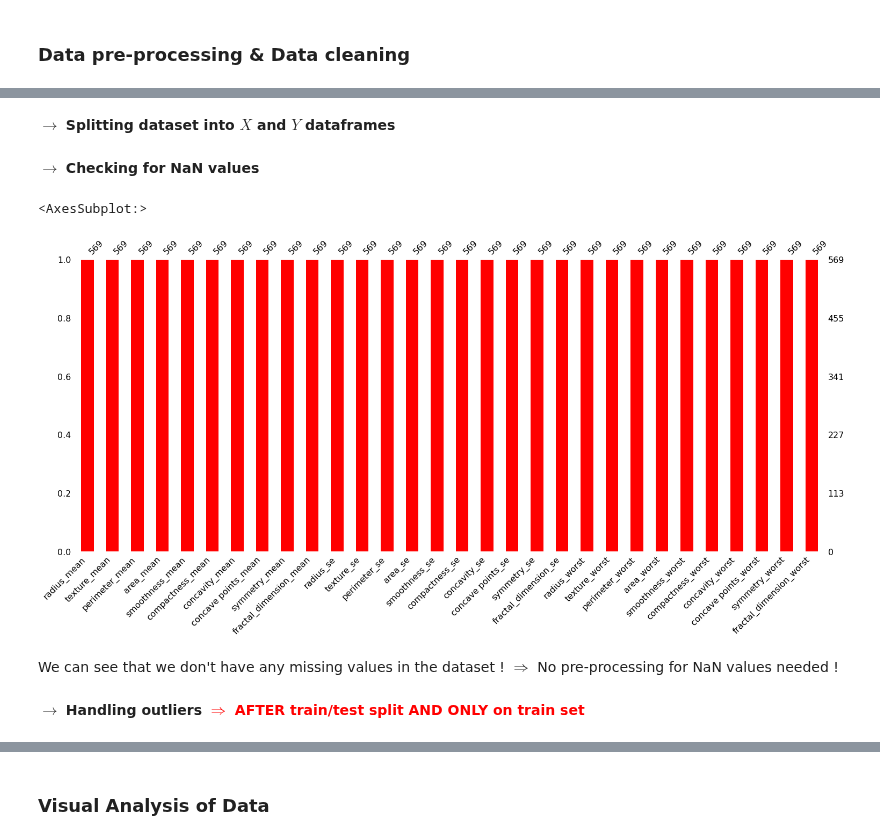
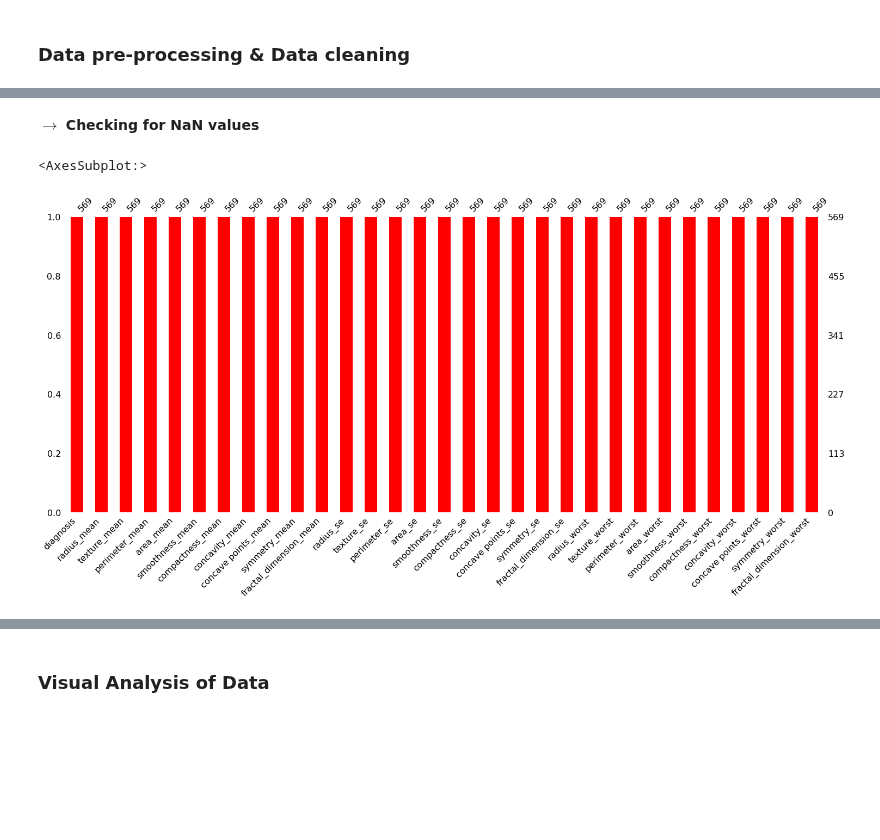
Before and after one commit to lcsrodriguez/intro-ml-assignment, a Jupyter notebook: assignment.ipynb, the cells around one changed output, grey strips where cells are left out. Drawn from its saved outputs; the diff is of its cells as text; code cells hidden in the pictures; blank space fills up the shorter version.

```diff
--- a/assignment.ipynb
+++ b/assignment.ipynb
@@ -514,4 +519,2 @@ $\longrightarrow$ **Dropping useless column**
 # %%
 df.drop("Unnamed: 32", axis = 1, inplace = True)
-# %% [markdown]
-$\longrightarrow$ **Splitting dataset into $X$ and $Y$ dataframes**
@@ -521,11 +521,7 @@ Y = X.pop("diagnosis")
-# %% [markdown]
-$\longrightarrow$ **Checking for NaN values**
+# %% [markdown]
+$\longrightarrow$ **Checking for NaN values**
 # %%
-msno.bar(X, color="red")
+msno.bar(df, color="red")
 # %% [output]
 <AxesSubplot:>
-[figure, old version]
+[figure, new version]
-# %% [markdown]
-We can see that we don't have any missing values in the dataset ! $\Longrightarrow$ No pre-processing for NaN values needed !
-# %% [markdown]
-$\longrightarrow$ **Handling outliers** <b style="color:red">$\Longrightarrow$ AFTER train/test split AND ONLY on train set</b>
```
Also changed, not shown: parts of 83 cells of this notebook.
